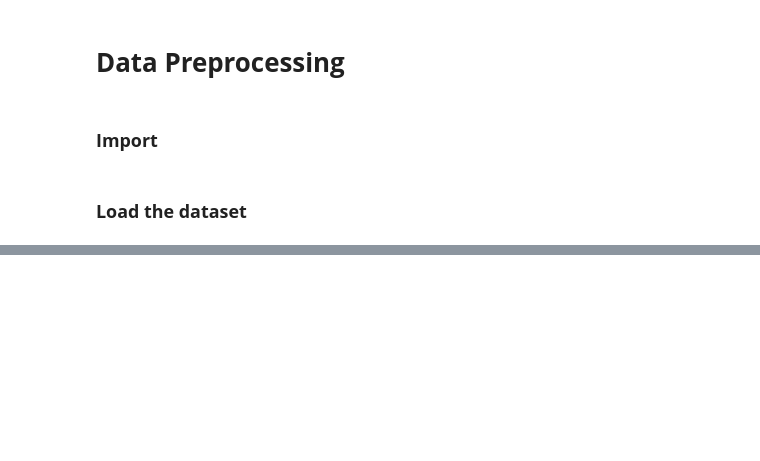
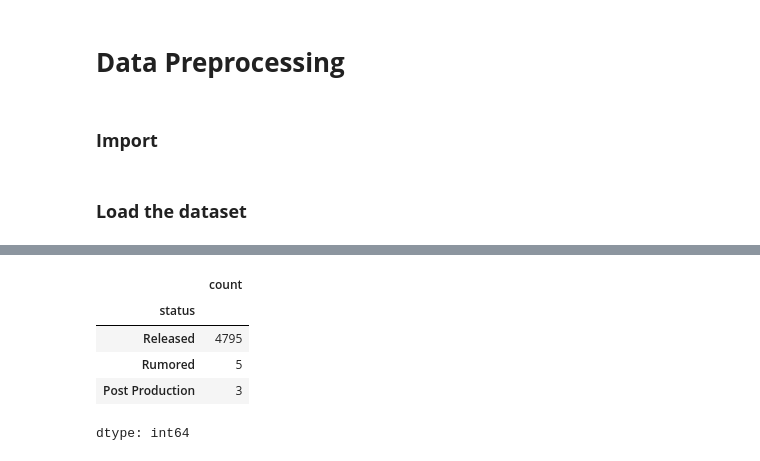
Before and after one commit to leonnmarcoo/CCADMACL_COM232_PROJECT, a Jupyter notebook: data_preprocessing.ipynb, the cells around one changed output, grey strips where cells are left out. Saved outputs shown, nothing was run; the diff lists cells and outputs as text; code cells hidden in the pictures; blank space fills up the shorter version.

```diff
--- a/data_preprocessing.ipynb
+++ b/data_preprocessing.ipynb
@@ -14,0 +76,9 @@ FileNotFoundError: [Errno 2] No such file or directory: 'movies.csv'
+# %%
+df['status'].value_counts()
+# %% [output]
+|  | count |
+| status |  |
+| Released | 4795 |
+| Rumored | 5 |
+| Post Production | 3 |
+dtype: int64
```
Also changed, not shown: parts of 22 cells of this notebook.
